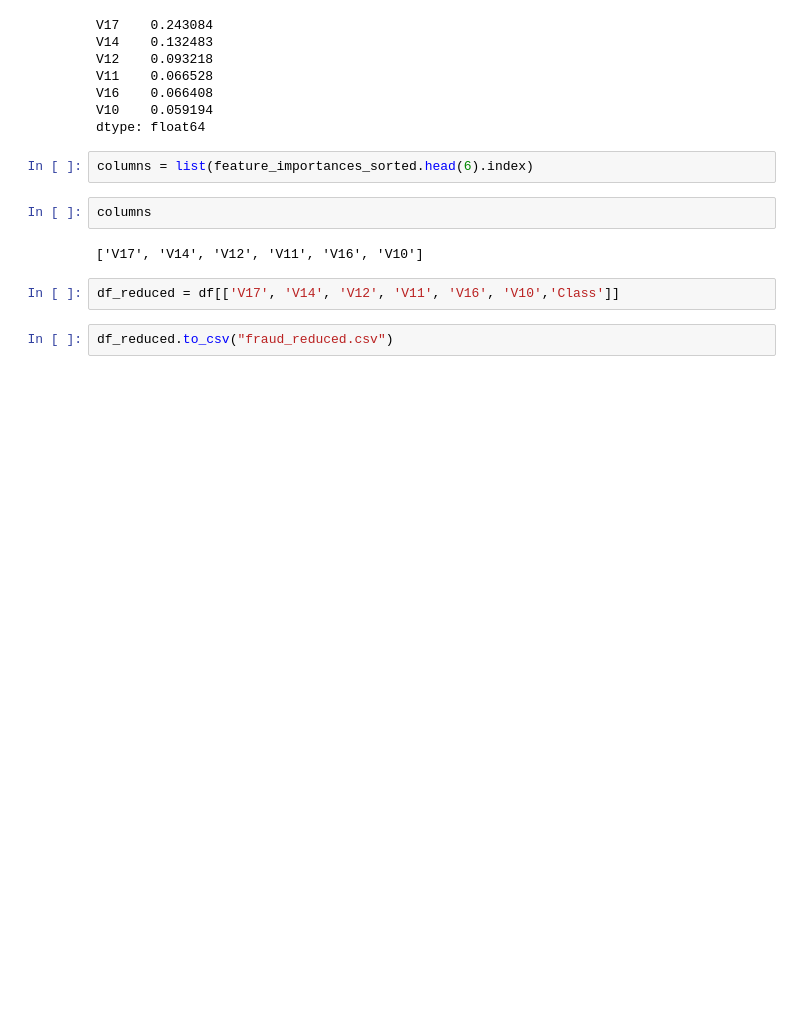
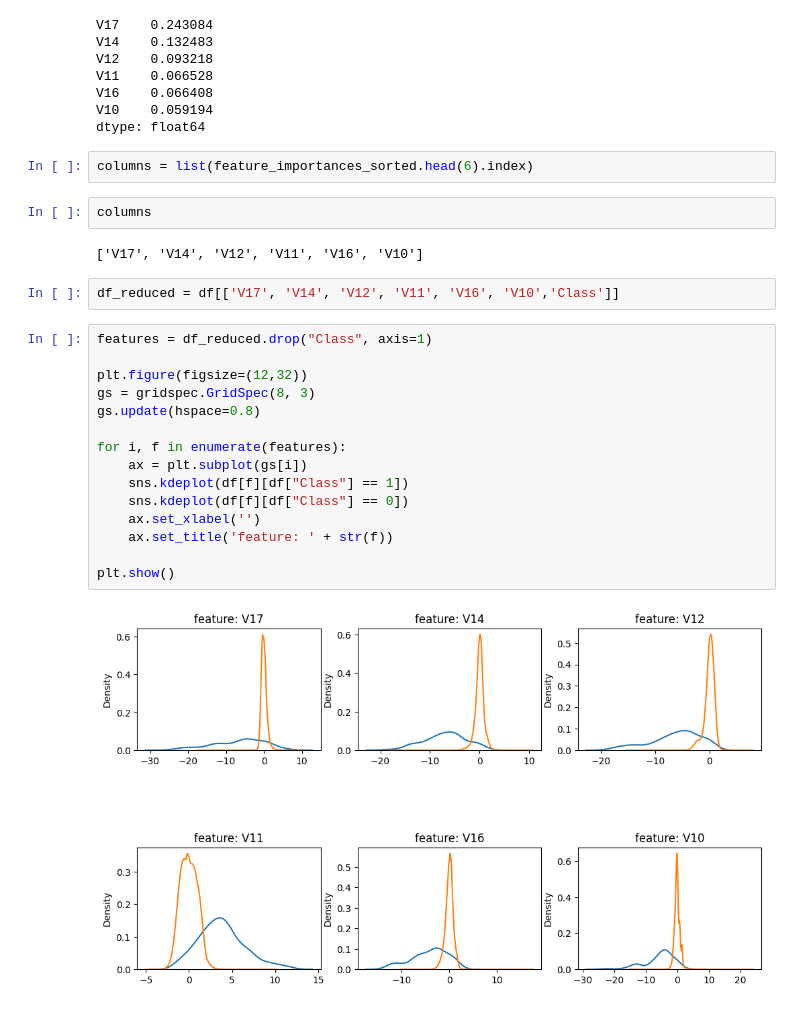
Before and after one commit to gomezgaston/ML-fraudprevention, a Jupyter notebook: EDA+Feature_selection.ipynb, the cells around one changed output. Saved outputs shown, nothing was run; the diff lists cells and outputs as text; blank space fills up the shorter version.

```diff
--- a/Feature_selection.ipynb
+++ b/EDA+Feature_selection.ipynb
@@ -188,5 +225,20 @@ columns
 ['V17', 'V14', 'V12', 'V11', 'V16', 'V10']
 # %%
 df_reduced = df[['V17', 'V14', 'V12', 'V11', 'V16', 'V10','Class']]
-# %%
-df_reduced.to_csv("fraud_reduced.csv")
+# %%
+features = df_reduced.drop("Class", axis=1)
+
+plt.figure(figsize=(12,32))
+gs = gridspec.GridSpec(8, 3)
+gs.update(hspace=0.8)
+
+for i, f in enumerate(features):
+    ax = plt.subplot(gs[i])
+    sns.kdeplot(df[f][df["Class"] == 1])
+    sns.kdeplot(df[f][df["Class"] == 0])
+    ax.set_xlabel('')
+    ax.set_title('feature: ' + str(f))
+
+plt.show()
+# %% [output]
+[figure, added]
```
Also changed, not shown: parts of 18 cells of this notebook, 20 other files.
